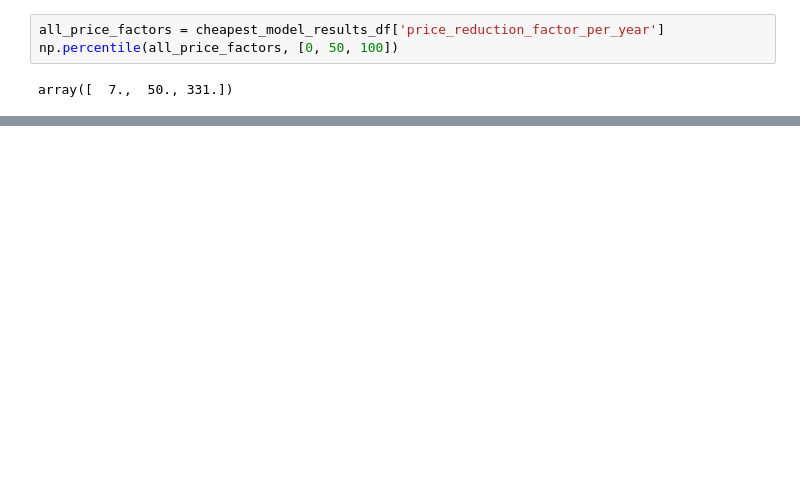
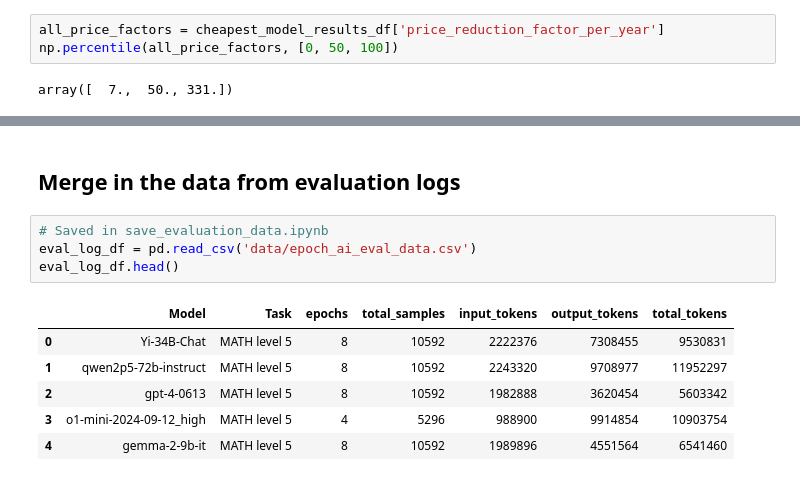
Before and after one commit to epoch-research/llm-benchmark-efficiency, a Jupyter notebook: llm_price_trends.ipynb, the cells around one changed output, grey strips where cells are left out. Saved outputs shown, nothing was run; the diff lists cells and outputs as text; blank space fills up the shorter version.

```diff
--- a/llm_price_trends.ipynb
+++ b/llm_price_trends.ipynb
@@ -806,0 +1074,13 @@ fig.show()
+# %% [markdown]
+## Merge in the data from evaluation logs
+# %%
+# Saved in save_evaluation_data.ipynb
+eval_log_df = pd.read_csv('data/epoch_ai_eval_data.csv')
+eval_log_df.head()
+# %% [output]
+|  | Model | Task | epochs | total_samples | input_tokens | output_tokens | total_tokens |
+| 0 | Yi-34B-Chat | MATH level 5 | 8 | 10592 | 2222376 | 7308455 | 9530831 |
+| 1 | qwen2p5-72b-instruct | MATH level 5 | 8 | 10592 | 2243320 | 9708977 | 11952297 |
+| 2 | gpt-4-0613 | MATH level 5 | 8 | 10592 | 1982888 | 3620454 | 5603342 |
+| 3 | o1-mini-2024-09-12_high | MATH level 5 | 4 | 5296 | 988900 | 9914854 | 10903754 |
+| 4 | gemma-2-9b-it | MATH level 5 | 8 | 10592 | 1989896 | 4551564 | 6541460 |
```
Also changed, not shown: parts of 22 cells of this notebook.
